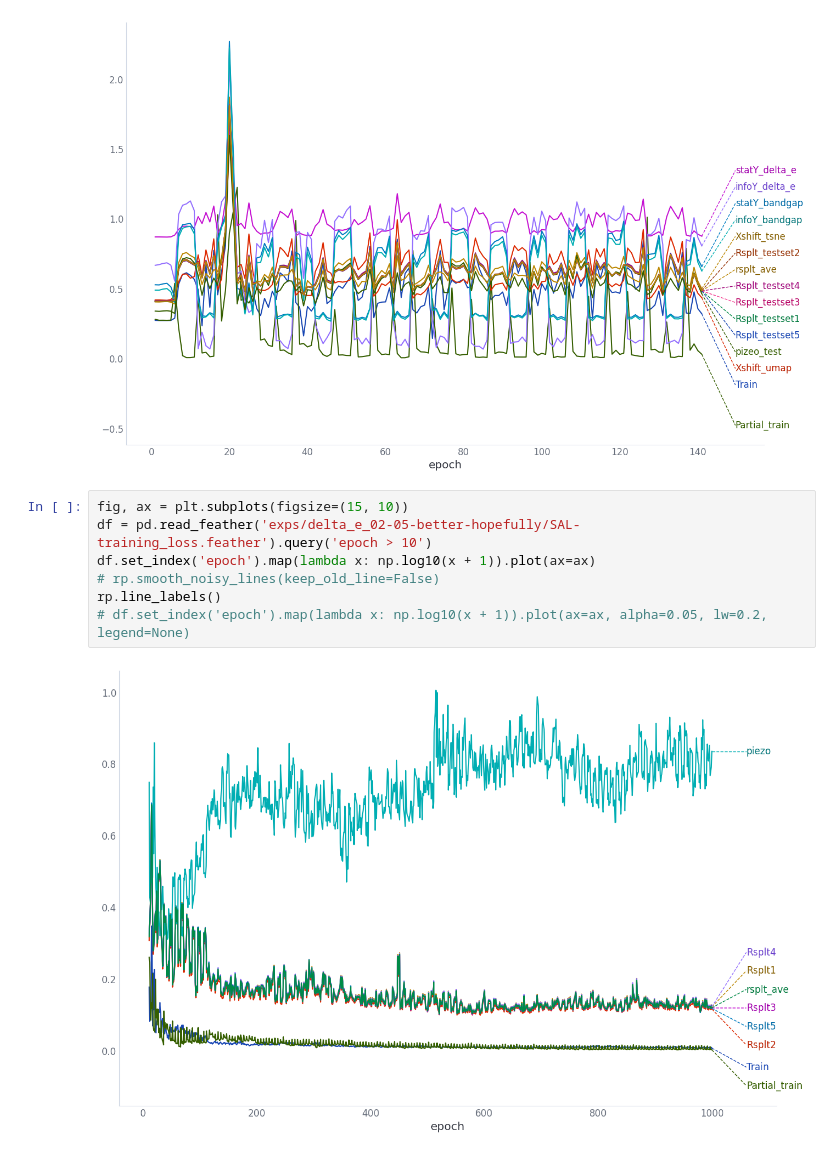
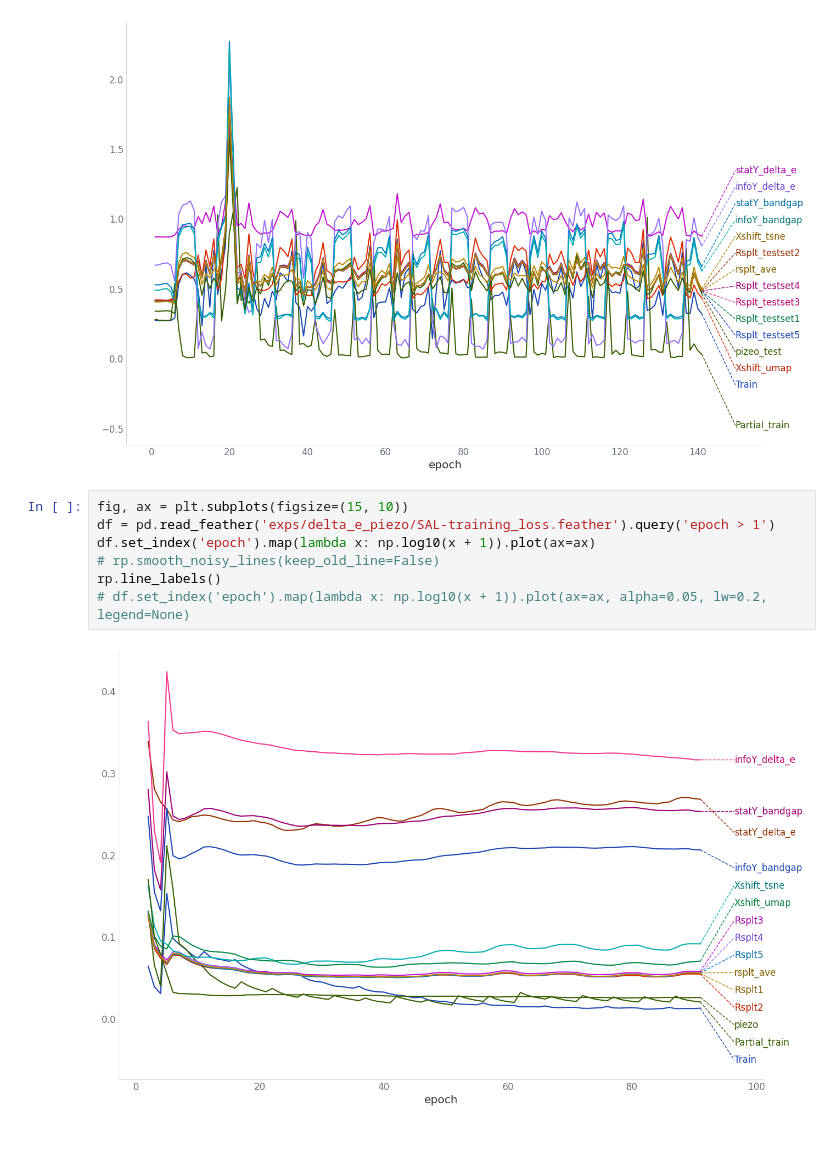
Before and after one commit to nicholas-miklaucic/ood-materials, a Jupyter notebook: log-visuals.ipynb, the cells around one changed output. Cells and saved outputs as stored; diff of their text form.

```diff
--- a/log-visuals.ipynb
+++ b/log-visuals.ipynb
@@ -70,10 +17,10 @@ rp.line_labels()
 [figure]
 # %%
 fig, ax = plt.subplots(figsize=(15, 10))
-df = pd.read_feather('exps/delta_e_02-05-better-hopefully/SAL-training_loss.feather').query('epoch > 10')
+df = pd.read_feather('exps/delta_e_piezo/SAL-training_loss.feather').query('epoch > 1')
 df.set_index('epoch').map(lambda x: np.log10(x + 1)).plot(ax=ax)
 # rp.smooth_noisy_lines(keep_old_line=False)
 rp.line_labels()
 # df.set_index('epoch').map(lambda x: np.log10(x + 1)).plot(ax=ax, alpha=0.05, lw=0.2, legend=None)
 # %% [output]
-[figure, old version]
+[figure, new version]
```
Also changed, not shown: parts of 5 cells of this notebook, 4 other files.
